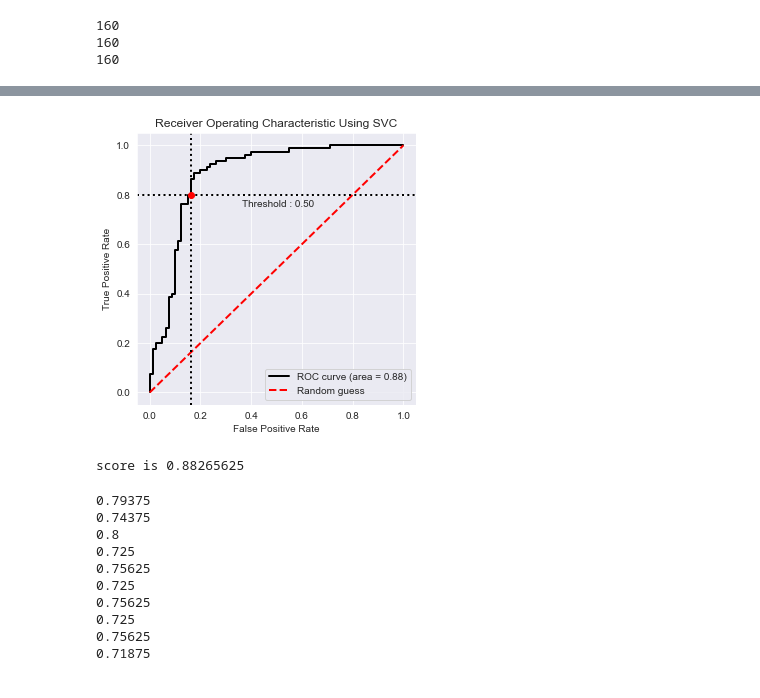
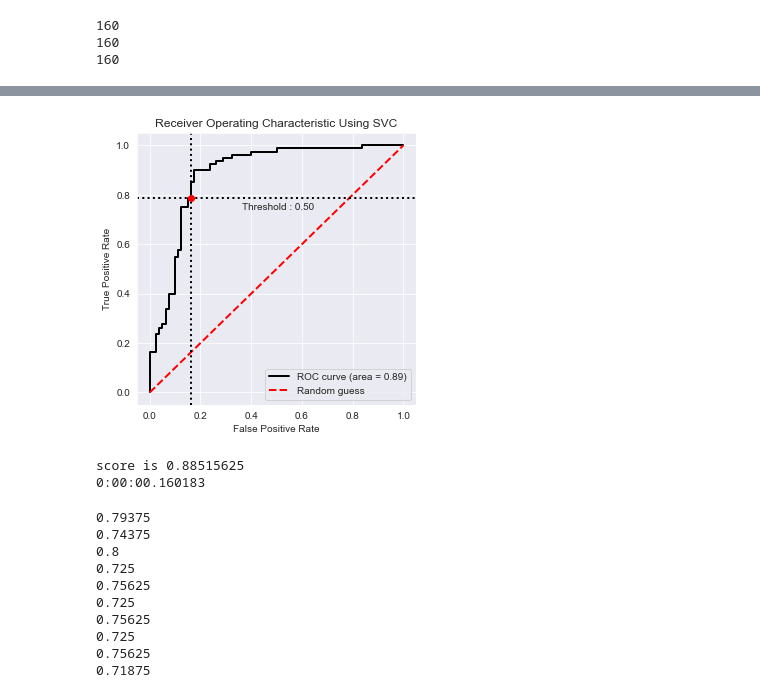
Before and after one commit to XiaoqiW09/M2R, a Jupyter notebook: Alcoholic EEG.ipynb, the cells around one changed output, grey strips where cells are left out. Drawn from its saved outputs; the diff is of its cells as text; code cells hidden in the pictures.

```diff
--- a/Alcoholic EEG.ipynb
+++ b/Alcoholic EEG.ipynb
@@ -199,4 +207,0 @@ print(end-start)
-# %%
-clf = TimeSeriesSVC(C=1.0, kernel="gak", n_jobs=10)
-clf.fit(s1_X_train, s1_y_train)
-print(clf.score(t1_X_test, t1_y_test))
@@ -205,3 +244,5 @@ print(clf.score(t1_X_test, t1_y_test))
 # %%
-s1_sig_train = sig.sig(s1_X_train, 2)
-s1_sig_test = sig.sig(t1_X_test, 2)
+s1_sig_train_unscaled = sig.sig(s1_X_train, 2)
+s1_sig_test_unscaled = sig.sig(t1_X_test, 2)
+s1_sig_train = scaler.fit_transform(s1_sig_train_unscaled)
+s1_sig_test = scaler.fit_transform(s1_sig_test_unscaled)
@@ -208,15 +258,19 @@ s1_sig_test = sig.sig(t1_X_test, 2)
 # %%
-clf = LogisticRegression()
-clf.fit(s1_sig_train, s1_y_train)
-y_pred_proba = clf.predict_proba(s1_sig_test)[:,1]
-y_pred = clf.predict(s1_sig_test)
+start = datetime.datetime.now()
 
+loaded_model = joblib.load(open('lr_1.pkl', 'rb'))
+y_pred_proba = loaded_model.predict_proba(s1_sig_test)[:, 1]
+y_pred = loaded_model.predict(s1_sig_test)
 bc = BinaryClassification(t1_y_test, y_pred_proba, labels=["Class 0", "Class 1"])
+
 # Figures
 plt.figure(figsize=(5,5))
 bc.plot_roc_curve()
 plt.title("Receiver Operating Characteristic Using Logistic Regression")
 plt.show()
 score = roc_auc_score(t1_y_test, y_pred_proba)
+
+end = datetime.datetime.now()
 print("score is " + str(score))
+print(end-start)
 # %% [output]
@@ -225,19 +287,26 @@ score is 0.954375
 # %%
-clf = SVC(probability=True)
-clf.fit(s1_sig_train, s1_y_train)
-y_pred_proba = clf.predict_proba(s1_sig_test)[:,1]
-y_pred = clf.predict(s1_sig_test)
+start = datetime.datetime.now()
+
+
+loaded_model = joblib.load(open('svc_1.pkl', 'rb'))
+y_pred_proba = loaded_model.predict_proba(s1_sig_test)[:, 1]
+y_pred = loaded_model.predict(s1_sig_test)
 bc = BinaryClassification(t1_y_test, y_pred_proba, labels=["Class 0", "Class 1"])
+
 # Figures
 plt.figure(figsize=(5,5))
 bc.plot_roc_curve()
 plt.title("Receiver Operating Characteristic Using SVC")
 plt.show()
 score = roc_auc_score(t1_y_test, y_pred_proba)
+
+end = datetime.datetime.now()
 print("score is " + str(score))
+print(end-start)
 # %% [output]
-[figure, old version]
+[figure, new version]
-score is 0.88265625
+score is 0.88515625
+0:00:00.160183
 # %%
 for i in tqdm(range(3,20)):
     knn = KNeighborsClassifier(n_neighbors=i, n_jobs=10)
```
Also changed, not shown: parts of 8 cells of this notebook, 3 other files.
